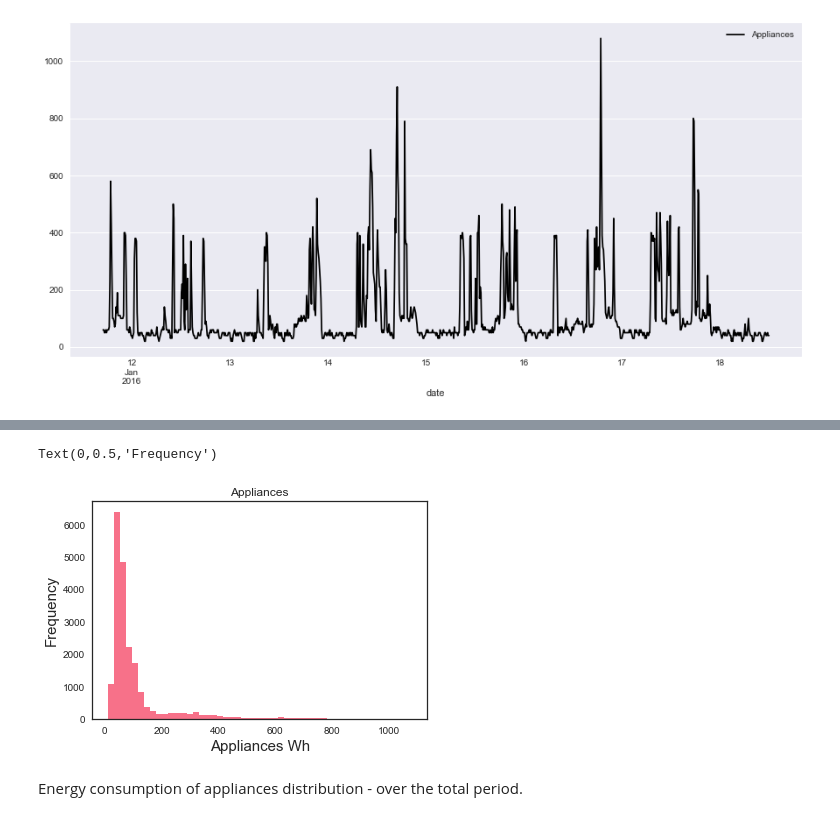
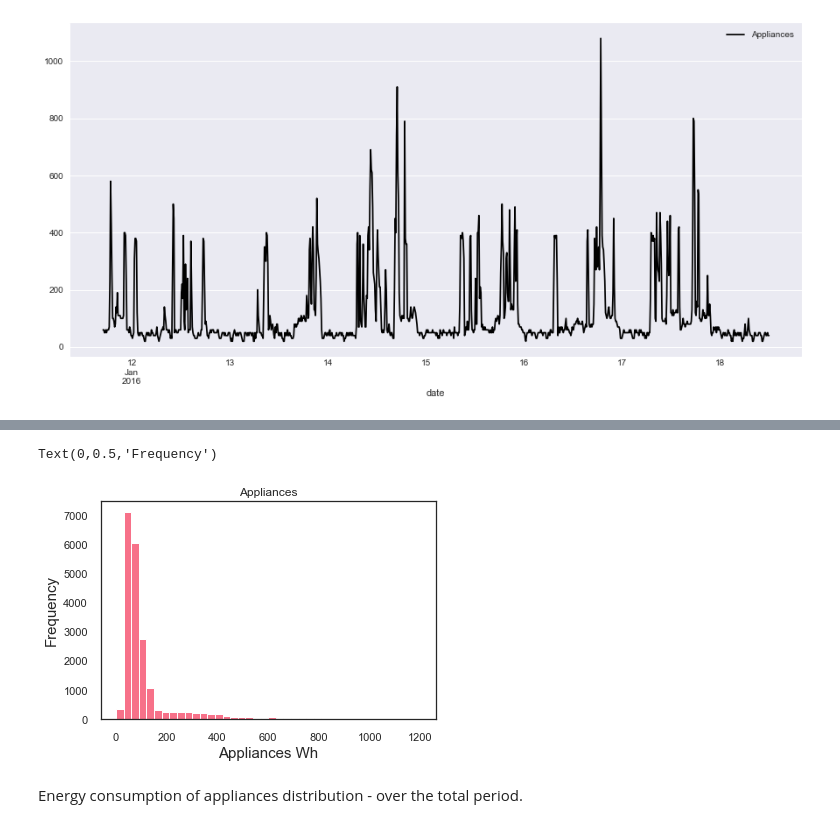
Before and after one commit to arianaroz/comp257-portfolio-2019, a Jupyter notebook: Portfolio 2.ipynb, the cells around one changed output, grey strips where cells are left out. Cells and saved outputs as stored; diff of their text form; code cells hidden in the pictures.

```diff
--- a/Portfolio 2.ipynb
+++ b/Portfolio 2.ipynb
@@ -84,10 +85,10 @@ b = sns.boxplot(x='Appliances', data=energy)
 # %%
-energy.hist(column='Appliances', bins=50, grid=False)
+energy.hist(column='Appliances', bins=40, range = (0,1200),grid=False)
 plt.xlabel("Appliances Wh", fontsize=15)
 plt.ylabel("Frequency",fontsize=15)
 # %% [output]
 Text(0,0.5,'Frequency')
-[figure, old version]
+[figure, new version]
 # %% [markdown]
 Energy consumption of appliances distribution - over the total period.
 # %%
```
Also changed, not shown: parts of 3 cells of this notebook.
